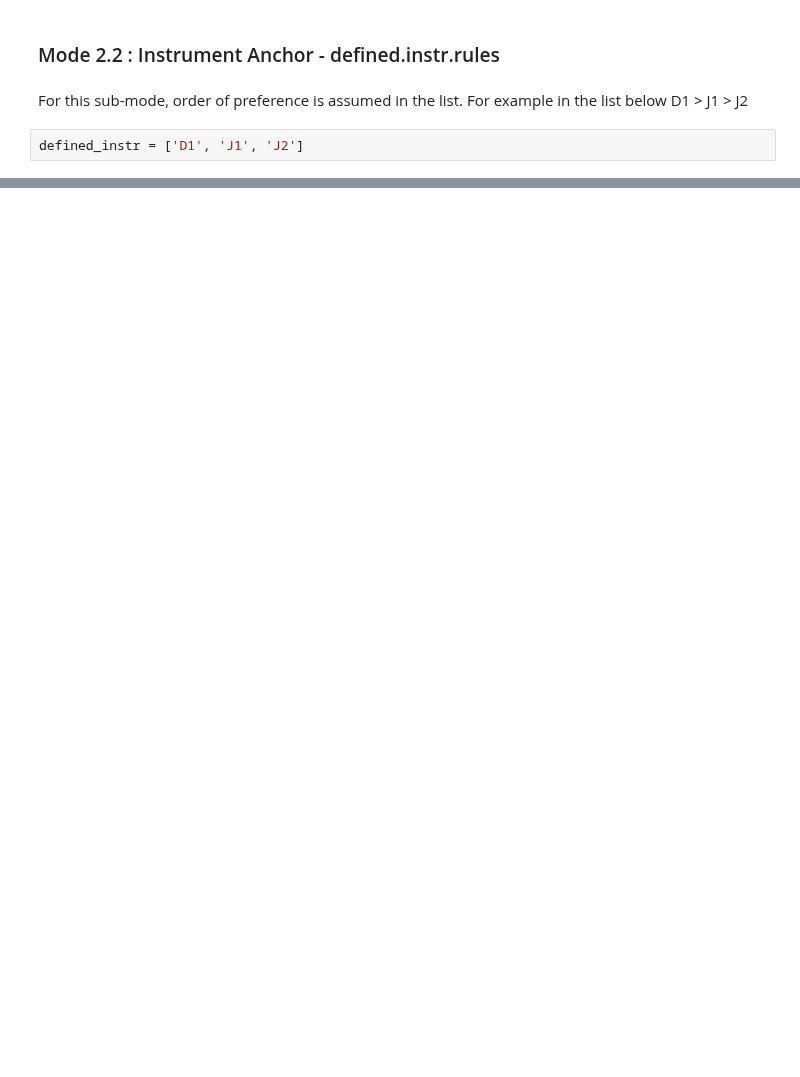
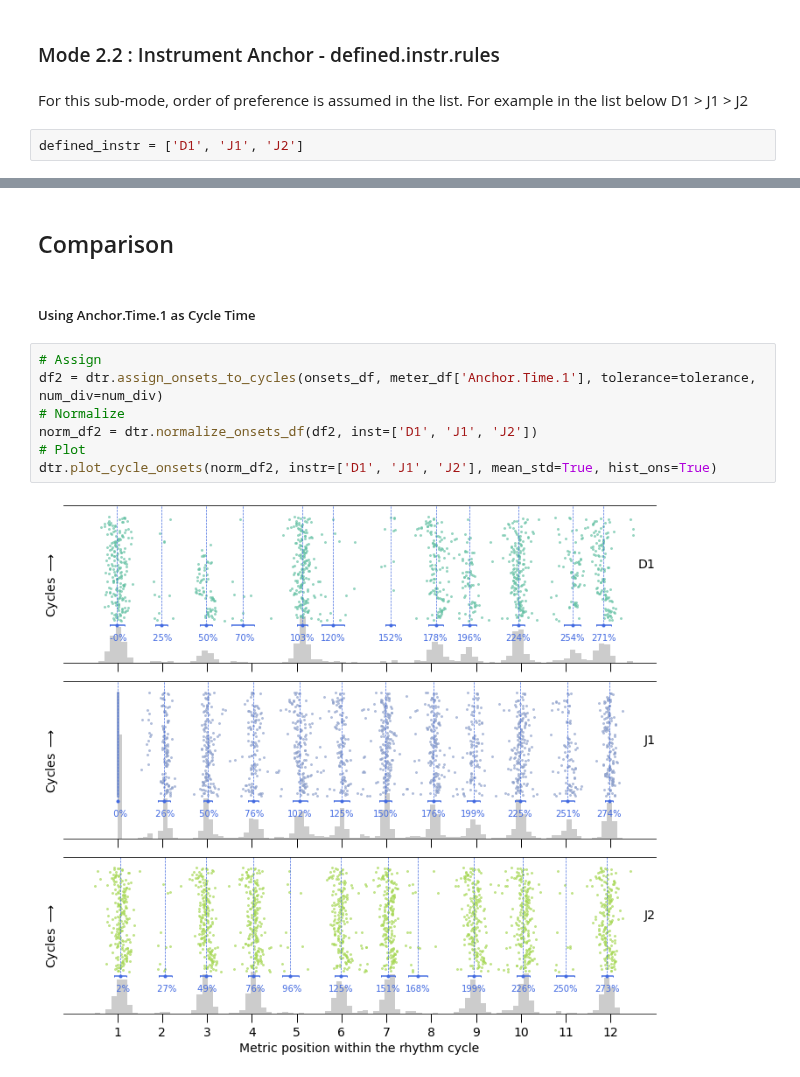
Before and after one commit to satyajeetprabhu/music-sync-internship-upf, a Jupyter notebook: djembe_dance_data_demo.ipynb, the cells around one changed output, grey strips where cells are left out. Drawn from its saved outputs; the diff is of its cells as text; blank space fills up the shorter version.

```diff
--- a/djembe_dance_data_demo.ipynb
+++ b/djembe_dance_data_demo.ipynb
@@ -300,0 +158,13 @@ new_df.tail(13)
+# %% [markdown]
+## Comparison
+# %% [markdown]
+##### Using Anchor.Time.1 as Cycle Time
+# %%
+# Assign
+df2 = dtr.assign_onsets_to_cycles(onsets_df, meter_df['Anchor.Time.1'], tolerance=tolerance, num_div=num_div)
+# Normalize
+norm_df2 = dtr.normalize_onsets_df(df2, inst=['D1', 'J1', 'J2'])
+# Plot
+dtr.plot_cycle_onsets(norm_df2, instr=['D1', 'J1', 'J2'], mean_std=True, hist_ons=True)
+# %% [output]
+[figure, added]
```
Also changed, not shown: parts of 32 cells of this notebook.
